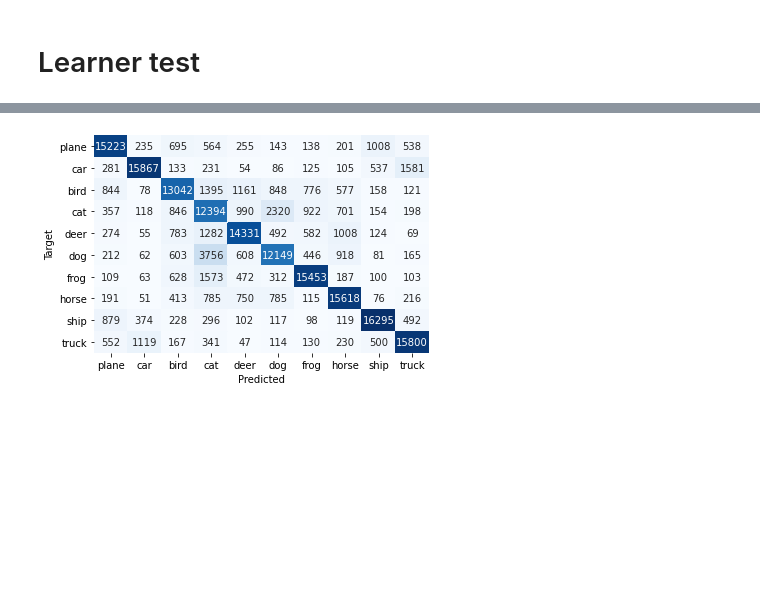
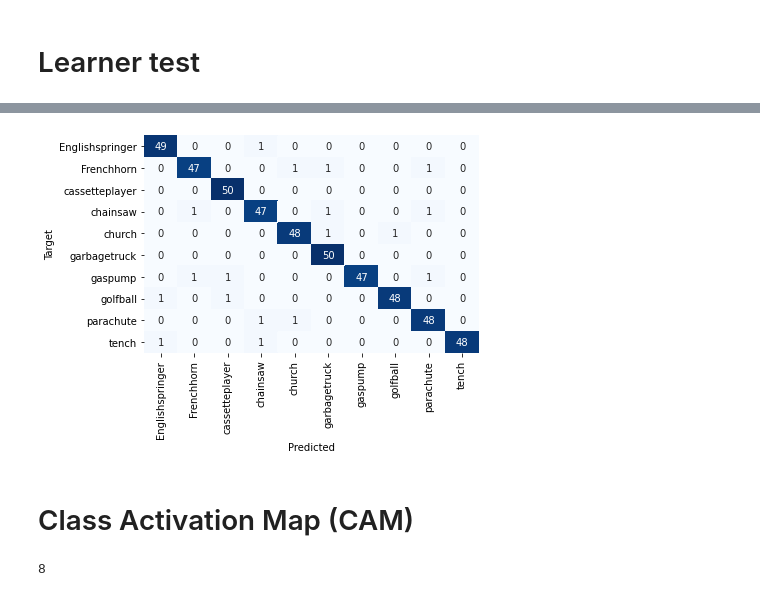
Before and after one commit to VedantWani/PrimeCNNv3, a Jupyter notebook: nbs_test/lib_test_workflow.ipynb, the cells around one changed output, grey strips where cells are left out. Cells and saved outputs as stored; diff of their text form; code cells hidden in the pictures; blank space fills up the shorter version.

```diff
--- a/nbs_test/lib_test_workflow.ipynb
+++ b/nbs_test/lib_test_workflow.ipynb
@@ -180,28 +182,23 @@ head = nn.Sequential(
                      nn.ReLU(inplace=True),
                      nn.BatchNorm1d(num_features=512,eps=1e-05, momentum=0.1, affine=True, track_running_stats=True),
                      nn.Dropout(p = 0.5, inplace = False),
-                     nn.Linear(in_features=512, out_features=3, bias= False)
+                     nn.Linear(in_features=512, out_features=10, bias= False)
 
 )
 # %%
 #hide
 random_seed(0)
-model = models.resnet18(pretrained = True)
+model = models.resnet34(pretrained = True)
 model.avgpool = nn.Sequential(AdaptiveConcatPool2d())
 model.fc = head
 
-dataset1 = datasets.CIFAR10('../data', train=True, download=True,
-                       transform=transform)
-testset = datasets.CIFAR10(root='./data', train=False,
-                                       download=True, transform=transform)
+transform = transforms.Compose([transforms.Resize([224,224]),transforms.ToTensor(),transforms.Normalize(mean=(0.485, 0.456, 0.406),
+    std=(0.229, 0.224, 0.225))])
 
-train_loader = torch.utils.data.DataLoader(train_ds,batch_size = 16, pin_memory = True)
+dataset1 = datasets.ImageFolder(root=Path('data/imagenette-320/train/'),transform=transform)
+testset = datasets.ImageFolder(root=Path('data/imagenette-320/val/'), transform=transform)
 
-valid_loader = torch.utils.data.DataLoader(valid_ds, batch_size = 16, pin_memory = True)
+train_loader = torch.utils.data.DataLoader(dataset1,batch_size = 32,shuffle = True, pin_memory = True)
+
+valid_loader = torch.utils.data.DataLoader(testset, batch_size = 32,shuffle = True, pin_memory = True)
 dls = DataLoaders(train_loader, valid_loader, device='cuda')
-
-cbs = [SetupLearnerCB(),Recorder(),ShowStats()]
-
-learn = Learner(model,dls, metric = [accuracy, precision, recall, f1score],
-                cbs = cbs,loss_func=nn.CrossEntropyLoss(),
-                opt_func=torch.optim.AdamW )
@@ -276,12 +245,13 @@ lr_steep: 0.00023101296392269433
 # %%
-preds, target = learn.cbs[1].accumetric.get_target_preds_np()
+preds, target = learn.get_preds(valid_loader)
 # %%
-classes = ['plane', 'car', 'bird', 'cat',
-           'deer', 'dog', 'frog', 'horse', 'ship', 'truck']
+classes = dataset1.classes
 plot_confusion_matrix(preds = preds, target=target, labels=classes)
 # %% [output]
-[figure, old version]
+[figure, new version]
 # %%
 learn.save_model(Path('model.pth'))
 # %%
 learn.load_model(Path('model.pth'))
+# %% [markdown]
+# Class Activation Map (CAM)
@@ -287,0 +266,4 @@ learn.load_model(Path('model.pth'))
+# %%
+label
+# %% [output]
+8
```
Also changed, not shown: parts of 37 cells of this notebook, 4 other files.
